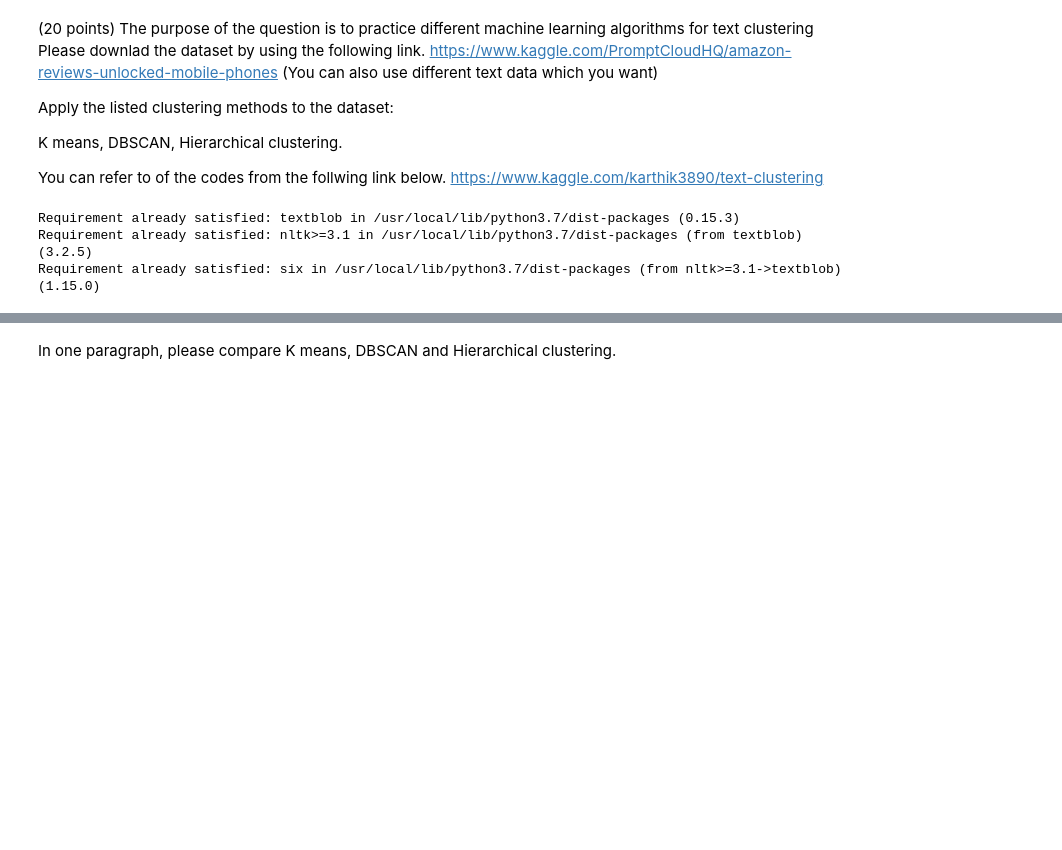
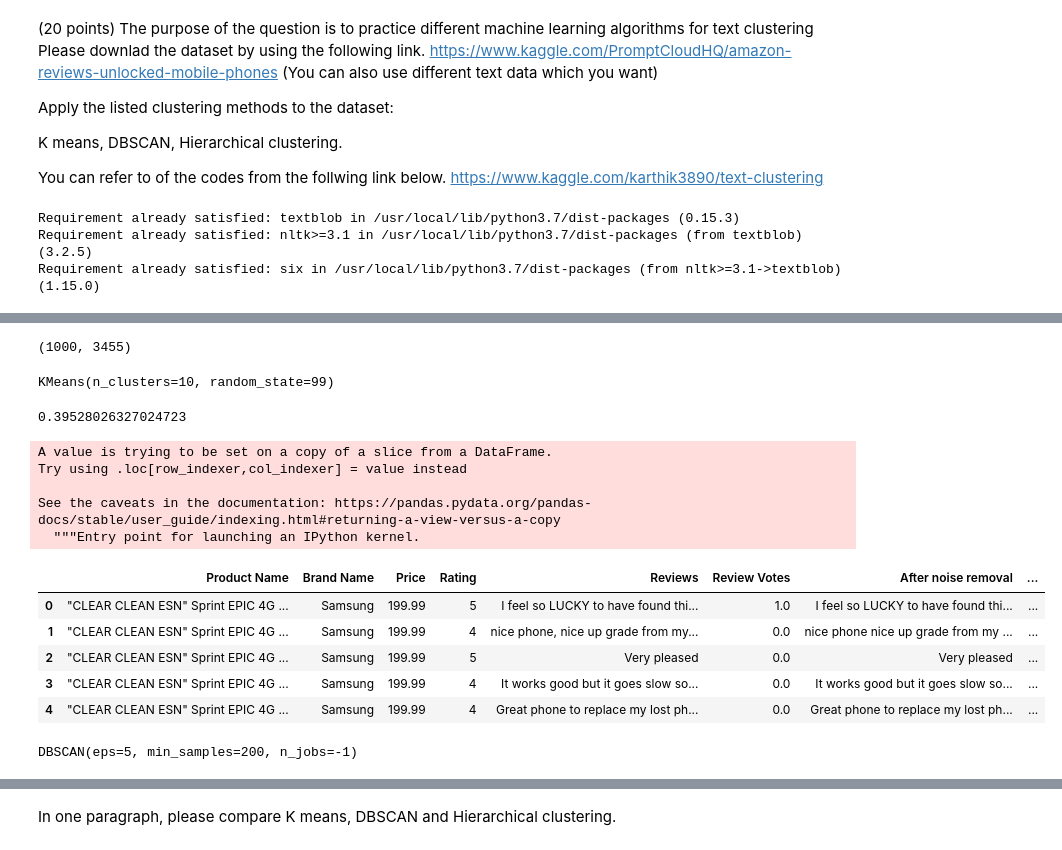
Before and after one commit to krishnavikas-7/INFO-5731, a Jupyter notebook: In_class_exercise_05_1_vikas.ipynb, the cells around one changed output, grey strips where cells are left out. Saved outputs shown, nothing was run; the diff lists cells and outputs as text; code cells hidden in the pictures; blank space fills up the shorter version.

```diff
--- a/In_class_exercise_05_1_vikas.ipynb
+++ b/In_class_exercise_05_1_vikas.ipynb
@@ -372,0 +489,14 @@ hcdf.groupby(['AVG-W2V Clus Label'])['Reviews'].count()
+# %%
+# Generating bag of words features.
+from sklearn.feature_extraction.text import CountVectorizer
+count_vect = CountVectorizer()
+bow = count_vect.fit_transform(cluster_df['Reviews'].values)
+bow.shape
+# %% [output]
+(1000, 3455)
+# %%
+from sklearn.cluster import KMeans
+model = KMeans(n_clusters = 10,init='k-means++',random_state=99)
+model.fit(bow)
+# %% [output]
+KMeans(n_clusters=10, random_state=99)
@@ -372,0 +506,20 @@ hcdf.groupby(['AVG-W2V Clus Label'])['Reviews'].count()
+# %%
+from sklearn import metrics
+print(metrics.silhouette_score(bow, labels, metric='euclidean'))
+# %% [output]
+0.39528026327024723
+# %%
+cluster_df['Bow Label'] = model.labels_
+cluster_df.head(5)
+# %% [output]
+A value is trying to be set on a copy of a slice from a DataFrame.
+Try using .loc[row_indexer,col_indexer] = value instead
+
+See the caveats in the documentation: https://pandas.pydata.org/pandas-docs/stable/user_guide/indexing.html#returning-a-view-versus-a-copy
+  """Entry point for launching an IPython kernel.
+|  | Product Name | Brand Name | Price | Rating | Reviews | Review Votes | After noise removal | ... |
+| 0 | "CLEAR CLEAN ESN" Sprint EPIC 4G ... | Samsung | 199.99 | 5 | I feel so LUCKY to have found thi... | 1.0 | I feel so LUCKY to have found thi... | ... |
+| 1 | "CLEAR CLEAN ESN" Sprint EPIC 4G ... | Samsung | 199.99 | 4 | nice phone, nice up grade from my... | 0.0 | nice phone nice up grade from my ... | ... |
+| 2 | "CLEAR CLEAN ESN" Sprint EPIC 4G ... | Samsung | 199.99 | 5 | Very pleased | 0.0 | Very pleased | ... |
+| 3 | "CLEAR CLEAN ESN" Sprint EPIC 4G ... | Samsung | 199.99 | 4 | It works good but it goes slow so... | 0.0 | It works good but it goes slow so... | ... |
+| 4 | "CLEAR CLEAN ESN" Sprint EPIC 4G ... | Samsung | 199.99 | 4 | Great phone to replace my lost ph... | 0.0 | Great phone to replace my lost ph... | ... |
@@ -372,0 +560,33 @@ hcdf.groupby(['AVG-W2V Clus Label'])['Reviews'].count()
+# %%
+import gensim
+w2v_model=gensim.models.Word2Vec(list_of_sent_train, size=100, workers=4)
+
+import numpy as np
+sent_vectors = [];
+count = 1
+for sent in list_of_sent_train: # for each reviews
+    sent_vec = np.zeros(100)
+    cnt_words =1; # num of words in reviews
+    for word in sent: # for each word in a reviews
+        try:
+            vec = w2v_model.wv[word]
+            sent_vec += vec
+            cnt_words += 1
+        except:
+            pass
+    sent_vec /= cnt_words
+    sent_vectors.append(sent_vec)
+sent_vectors = np.array(sent_vectors)
+sent_vectors = np.nan_to_num(sent_vectors)
+
+
+twohundrethneigh = []
+for val in sent_vectors[:300]:
+    twohundrethneigh.append(compute200thnearestneighbour(val, sent_vectors[:300]) )
+twohundrethneigh.sort()
+
+# Training DBSCAN :
+model = DBSCAN(eps = 5, min_samples = minPts, n_jobs=-1)
+model.fit(sent_vectors)
+# %% [output]
+DBSCAN(eps=5, min_samples=200, n_jobs=-1)
```
Also changed, not shown: parts of 47 cells of this notebook.
